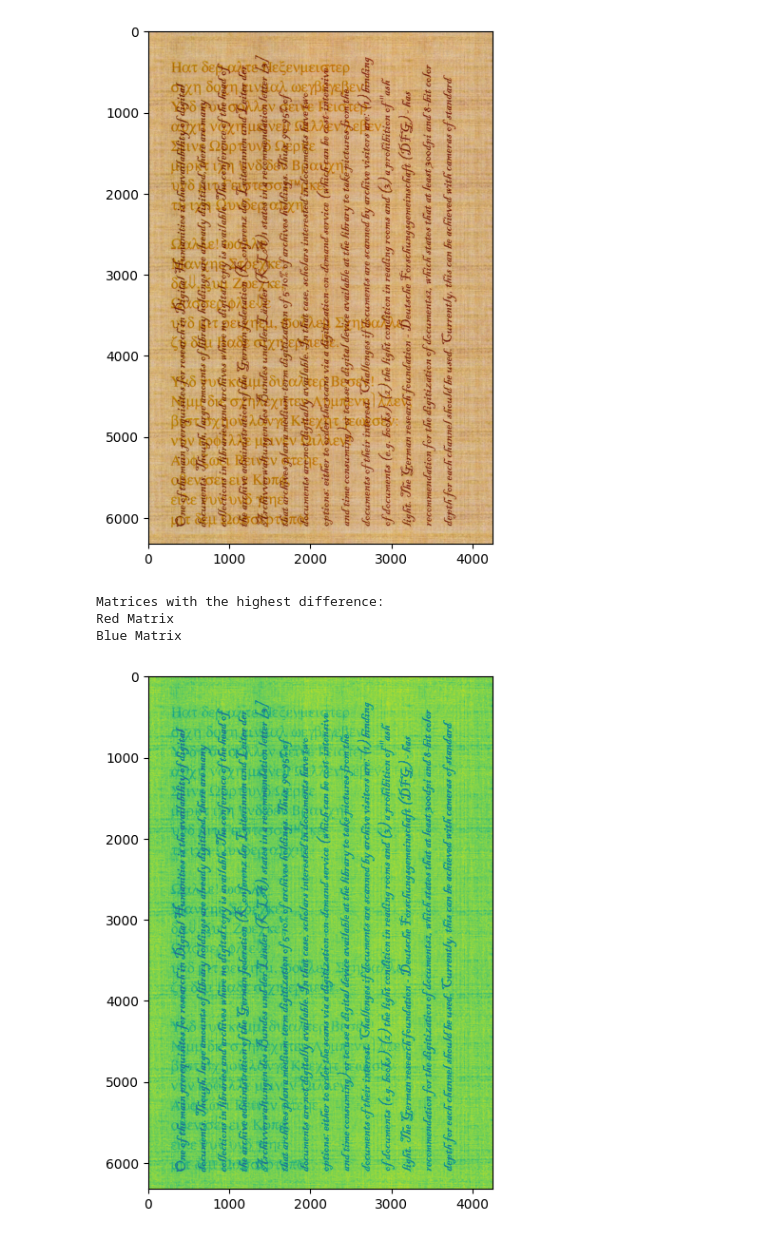
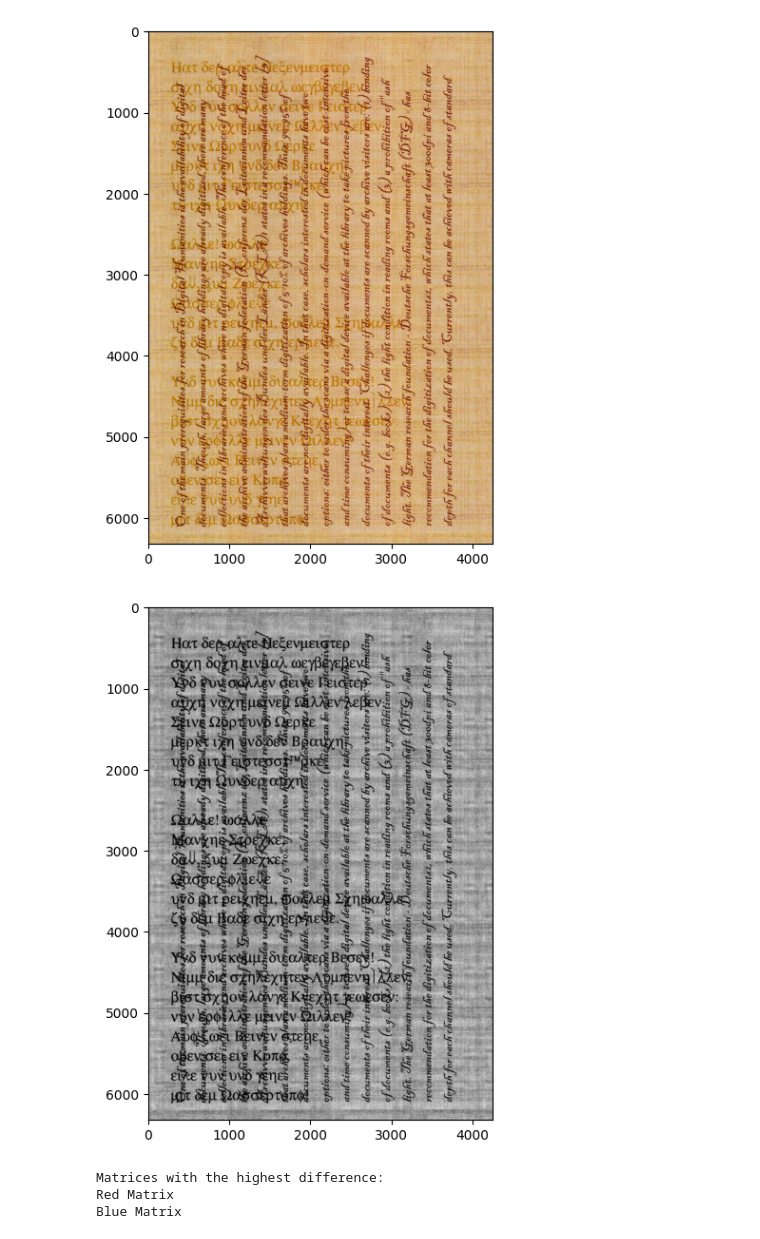
Before and after one commit to Maserezio/document_analysis, a Jupyter notebook: assignment_1/palimpsest.ipynb, the cells around one changed output. Cells and saved outputs as stored; diff of their text form; code cells hidden in the pictures.

```diff
--- a/assignment_1/palimpsest.ipynb
+++ b/assignment_1/palimpsest.ipynb
@@ -14,6 +14,12 @@ plt.show()
 [figure]
 # %%
 blue_channel, green_channel, red_channel = cv2.split(image)
+# %%
+plt.figure(figsize=(15, 7))
+plt.imshow(blue_channel, cmap='gray')
+plt.show()
+# %% [output]
+[figure, added]
 # %%
 matrices = [('Red', red_channel), ('Green', green_channel), ('Blue', blue_channel)]
 
@@ -37,9 +43,3 @@ print(index2, "Matrix")
 Matrices with the highest difference:
 Red Matrix
 Blue Matrix
-# %%
-plt.figure(figsize=(15, 7))
-plt.imshow(red_channel)
-plt.show()
-# %% [output]
-[figure, removed]
```
Also changed, not shown: parts of 9 cells of this notebook, 11 other files.
